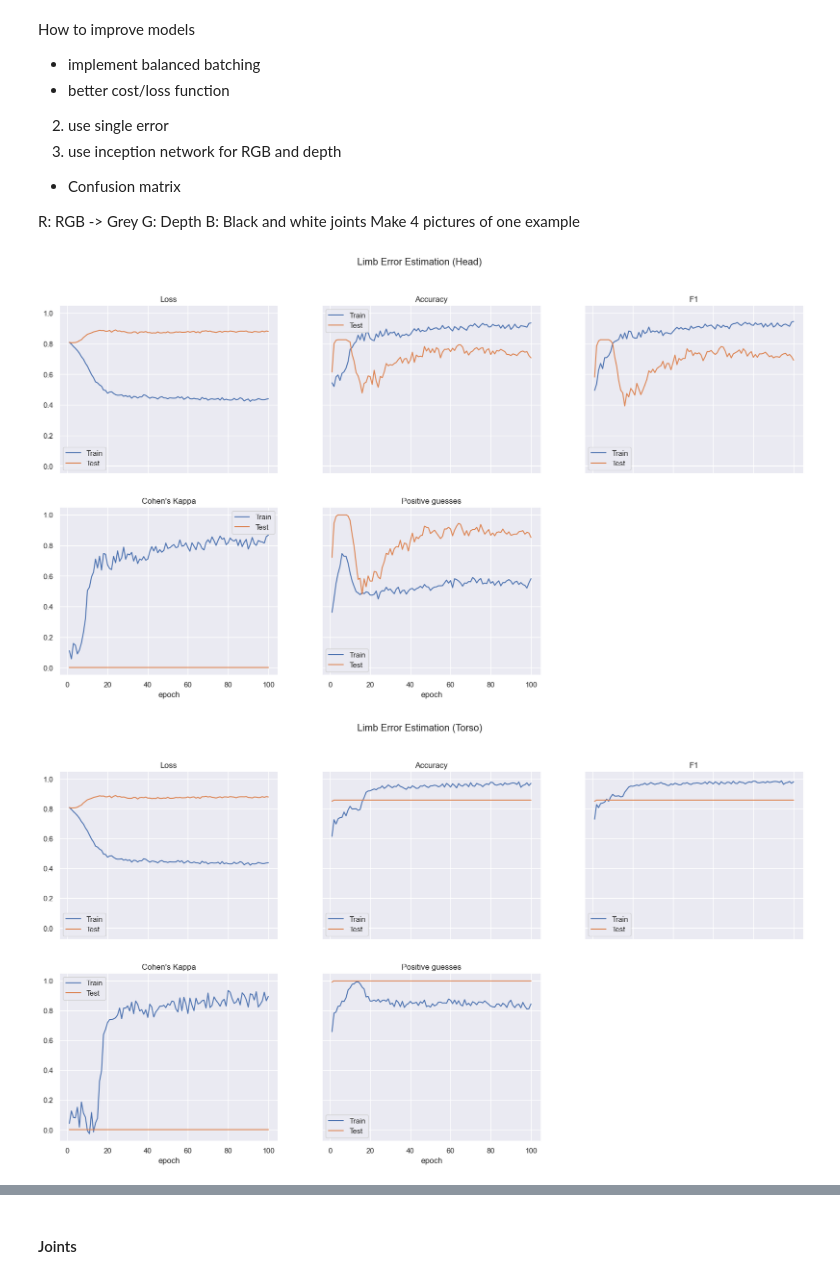
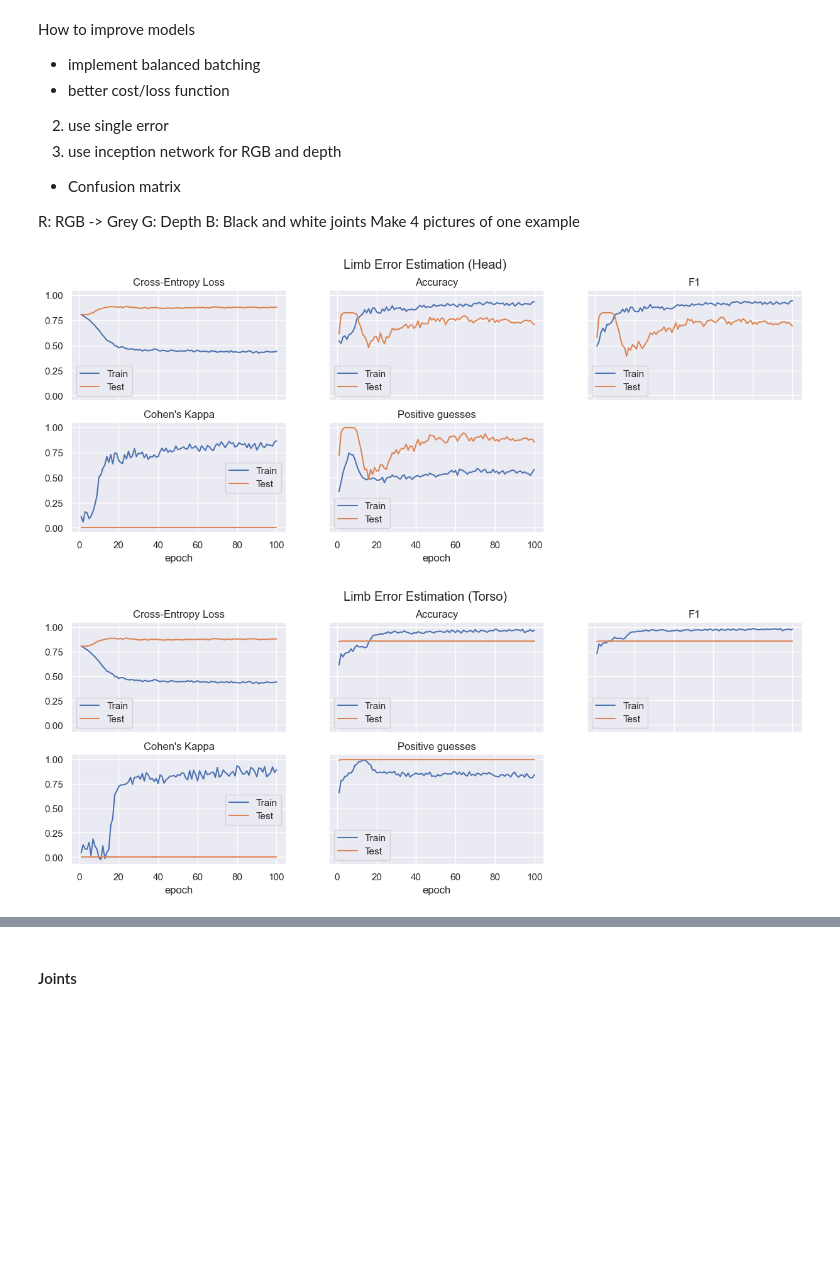
Before and after one commit to LeonardoPohl/FESD, a Jupyter notebook: FESDModel/ModelEvaluation.ipynb, the cells around one changed output, grey strips where cells are left out. Cells and saved outputs as stored; diff of their text form; code cells hidden in the pictures; blank space fills up the shorter version.

```diff
--- a/FESDModel/ModelEvaluation.ipynb
+++ b/FESDModel/ModelEvaluation.ipynb
@@ -105,6 +108,12 @@ df_model.head()
 | 3 | 1 | 1 | 3 | [1.0, 1.0, 1.0, 0.0, 0.0, 0.0, 1.... | [1.0, 0.0, 0.0, 0.0, 0.0, 0.0, 0.... | [0.565281331539154, 0.62892591953... | 0.81672 | 0.81672 | 0.500 | 17.0 | ... |
 | 4 | 1 | 1 | 4 | [1.0, 1.0, 1.0, 0.0, 1.0, 1.0, 1.... | [1.0, 0.0, 1.0, 0.0, 0.0, 1.0, 1.... | [0.5663923621177673, 0.5697451829... | 0.81672 | 0.81672 | 0.575 | 9.0 | ... |
 5 rows × 24 columns
+# %%
+tp = df_model["tp"]
+tn = df_model["tn"]
+fp = df_model["fp"]
+fn = df_model["fn"]
+df_model["binary_kappa"] = (2 * (tp * tn) - (fn * fp)) / ((tp + fp) * (fp + tn) + (tp + fn) * (fn + tn))
 # %%
 df_model["p"] = df_model["tp"] + df_model["fp"]
 df_model["n"] = df_model["tn"] + df_model["fn"]
@@ -123,13 +132,13 @@ df_model_train_fb = df_model_train[df_model_train["mode"] == Mode.FULL_BODY]
 # %%
 df_model_train_fb["color"] = df_model_train_fb["train_test"].apply(lambda x: "C0" if x == "train" else "C1")
 # %%
-fig, axs = plt.subplots(nrows=2, ncols=3)
+fig, axs = plt.subplots(nrows=2, ncols=3, sharey=True, sharex=True, figsize=(15, 10))
 
 fb_train = df_model_train_fb[df_model_train_fb["train_test"] == "train"]
 fb_test = df_model_train_fb[df_model_train_fb["train_test"] == "test"]
 
-fb_train[["epoch", "loss"]].groupby("epoch").mean().plot(y="loss", figsize=(15, 5), title="Loss", ax=axs[0][0])
-fb_test[["epoch", "loss"]].groupby("epoch").mean().plot(y="loss", figsize=(15, 5), title="Loss", ax=axs[0][0])
+fb_train[["epoch", "loss"]].groupby("epoch").mean().plot(y="loss", figsize=(15, 5), title="Cross-Entropy Loss", ax=axs[0][0])
+fb_test[["epoch", "loss"]].groupby("epoch").mean().plot(y="loss", figsize=(15, 5), title="Cross-Entropy Loss", ax=axs[0][0])
 
 fb_train[["epoch", "accuracy"]].groupby("epoch").mean().plot(y="accuracy" , figsize=(15, 5), title="Accuracy", ax=axs[0][1])
 fb_test[["epoch", "accuracy"]].groupby("epoch").mean().plot(y="accuracy" , figsize=(15, 5), title="Accuracy", ax=axs[0][1])
@@ -143,9 +152,9 @@ fb_test[["epoch", "cohens_kappa"]].groupby("epoch").mean().plot(y="cohens_kappa"
 fb_train[["epoch", "p/(p+n)"]].groupby("epoch").mean().plot(y="p/(p+n)" , figsize=(15, 5), title="Positive guesses", ax=axs[1][1])
 fb_test[["epoch", "p/(p+n)"]].groupby("epoch").mean().plot(y="p/(p+n)" , figsize=(15, 5), title="Positive guesses", ax=axs[1][1])
 
-fig.delaxes(axs[1][2])
-# fb_train[["epoch", "Avg loss"]].groupby("epoch").mean().plot(y="Avg loss" , figsize=(15, 5), title="Average Loss", ax=axs[0][1])
-# fb_test[["epoch", "Avg loss"]].groupby("epoch").mean().plot(y="Avg loss" , figsize=(15, 5), title="Average Loss", ax=axs[0][1])
+# fig.delaxes(axs[1][2])
+fb_train[["epoch", "binary_kappa"]].groupby("epoch").mean().plot(y="binary_kappa" , figsize=(15, 5), title="Binary Kappa", ax=axs[1][2])
+fb_test[["epoch", "binary_kappa"]].groupby("epoch").mean().plot(y="binary_kappa" , figsize=(15, 5), title="Binary Kappa", ax=axs[1][2])
 
 for ax in axs.flatten():
   ax.legend(["Train", "Test"])
@@ -153,6 +162,6 @@ for ax in axs.flatten():
 fig.suptitle("Full Body Error Estimation")
 
 fig.tight_layout(pad=.5)
-plt.savefig("figures/results/fb/FullBodyErrorEstimation.png", dpi=300)
+plt.savefig("figures/results/fb/FullBodyErrorEstimation.png", dpi=300, bbox_inches='tight')
 plt.show()
 # %% [output]
@@ -163,8 +172,8 @@ plt.show()
 df_model_train_hb = df_model_train[df_model_train["mode"] == Mode.HALF_BODY]
 df_model_train_hb["joint"] = df_model_train_hb["joint_id"].apply(lambda x: body_halves[x])
 # %%
-fig_uh, axs_uh = plt.subplots(nrows=2, ncols=3)
-fig_lh, axs_lh = plt.subplots(nrows=2, ncols=3)
+fig_uh, axs_uh = plt.subplots(nrows=2, ncols=3, sharey=True, sharex=True, figsize=(15, 10))
+fig_lh, axs_lh = plt.subplots(nrows=2, ncols=3, sharey=True, sharex=True, figsize=(15, 10))
 
 vals_lh_tr = df_model_train_hb[df_model_train_hb["joint"] == "Lower Half"][df_model_train_hb["train_test"] == "train"]
 vals_lh_te = df_model_train_hb[df_model_train_hb["joint"] == "Lower Half"][df_model_train_hb["train_test"] == "test"]
@@ -189,7 +198,7 @@ for ax in axs_lh.flatten():
 fig_lh.delaxes(axs_lh[1][2])
 fig_lh.suptitle("Lower Half Error Estimation")
 fig_lh.tight_layout(pad=.5)
-plt.savefig("figures/results/hb/HalfBodyErrorEstimation_uh.png", dpi=300)
+plt.savefig("figures/results/hb/HalfBodyErrorEstimation_uh.png", dpi=300, bbox_inches='tight')
 
 plot(vals_uh_tr, axs_uh)
 plot(vals_uh_te, axs_uh)
@@ -201,6 +210,6 @@ fig_uh.delaxes(axs_uh[1][2])
 fig_uh.suptitle("Upper Half Error Estimation")
 
 fig_uh.tight_layout(pad=.5)
-plt.savefig("figures/results/hb/HalfBodyErrorEstimation_lh.png", dpi=300)
+plt.savefig("figures/results/hb/HalfBodyErrorEstimation_lh.png", dpi=300, bbox_inches='tight')
 plt.show()
 # %% [output]
@@ -226,30 +235,29 @@ df_model_train_lb["joint"] = df_model_train_lb["joint_id"].apply(lambda x: limbs
 # %%
 
 def plot(df, axs, limb):
   df = df[["epoch", "loss", "accuracy", "f1", "cohens_kappa", "p/(p+n)", "Avg loss"]].groupby(["epoch"]).mean()
 
-  df.plot(y="loss",         title="Loss", ax=axs[0][0], legend=False)
-
-  df.plot(y="accuracy",     title="Accuracy", ax=axs[0][1], legend=False)
-  df.plot(y="f1",           title="F1", ax=axs[0][2], legend=False)
-  df.plot(y="cohens_kappa", title="Cohen's Kappa", ax=axs[1][0], legend=False)
-  df.plot(y="p/(p+n)" ,     title="Positive guesses", ax=axs[1][1], legend=False)
+  df.plot(y="loss",         figsize=(15, 5), title="Cross-Entropy Loss", ax=axs[0][0], legend=False)
+  df.plot(y="accuracy",     figsize=(15, 5), title="Accuracy", ax=axs[0][1], legend=False)
+  df.plot(y="f1",           figsize=(15, 5), title="F1", ax=axs[0][2], legend=False)
+  df.plot(y="cohens_kappa", figsize=(15, 5), title="Cohen's Kappa", ax=axs[1][0], legend=False)
+  df.plot(y="p/(p+n)" ,     figsize=(15, 5), title="Positive guesses", ax=axs[1][1], legend=False)
 
 for limb in limbs:
-  fig, axs = plt.subplots(nrows=2, ncols=3, sharex=True, sharey=True, figsize=(20, 10))
+  fig, axs = plt.subplots(nrows=2, ncols=3, sharex=True, sharey=True, figsize=(15, 10))
 
   df_train = df_model_train_lb[df_model_train_lb["joint"] == limb][df_model_train_lb["train_test"] == "train"]
   df_test = df_model_train_lb[df_model_train_lb["joint"] == limb][df_model_train_lb["train_test"] == "test"]
   plot(df_train, axs, limb)
   plot(df_test, axs, limb)
   fig.delaxes(axs[1][2])
   for ax in axs.flatten():
     ax.legend(["Train", "Test"])
 
   #fig.tight_layout(pad=.5)
   fig.suptitle(f"Limb Error Estimation ({limb})")
-  plt.savefig(f"figures/results/lb/LimbErrorEstimation_{limb}.png", dpi=300)
+  plt.savefig(f"figures/results/lb/LimbErrorEstimation_{limb}.png", dpi=300, bbox_inches='tight')
 plt.show()
 # %% [output]
-[figure, old version]
+[figure, new version]
-[figure, old version]
+[figure, new version]
```
Also changed, not shown: parts of 11 cells of this notebook, 6 other files.
